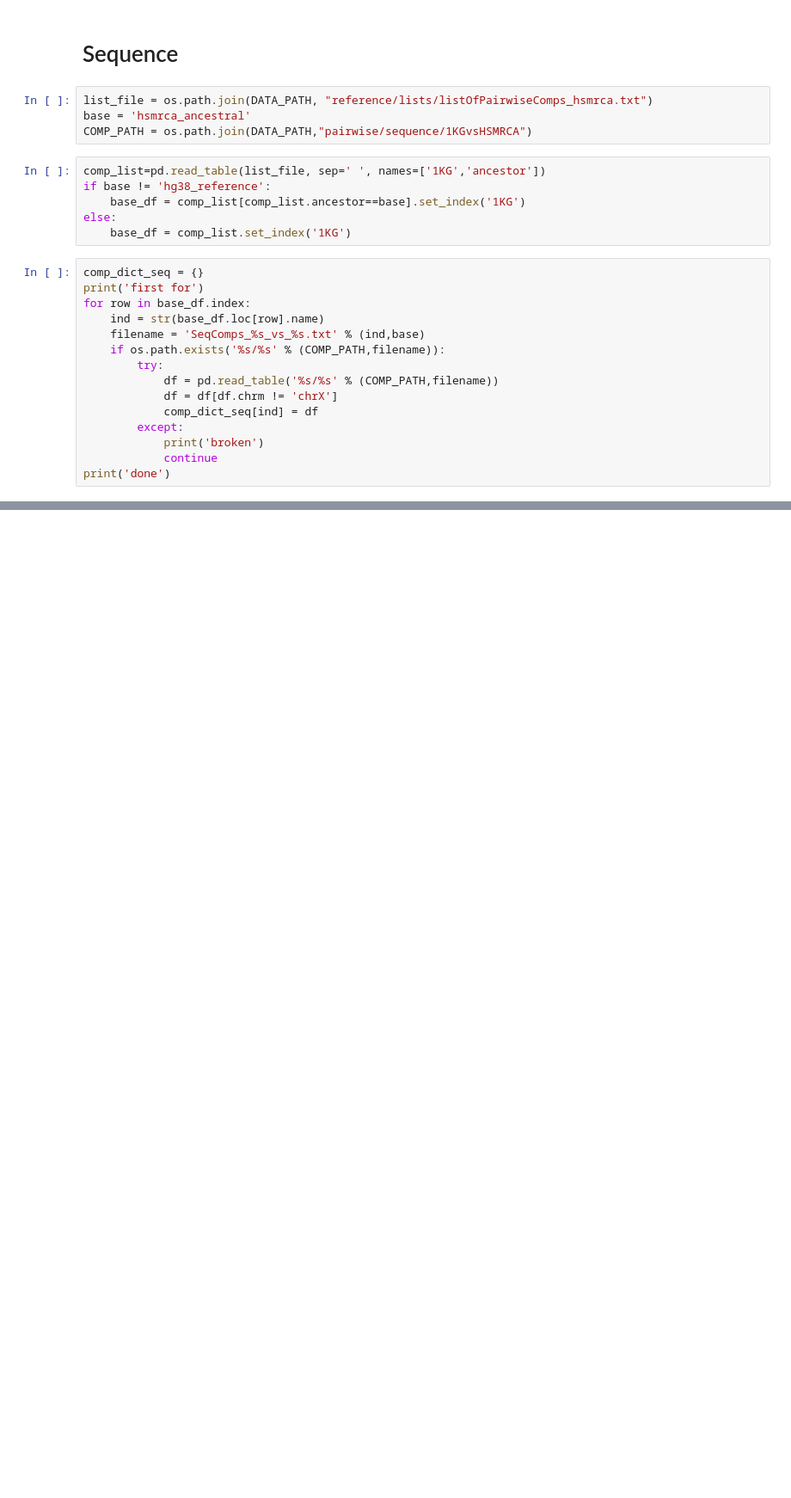
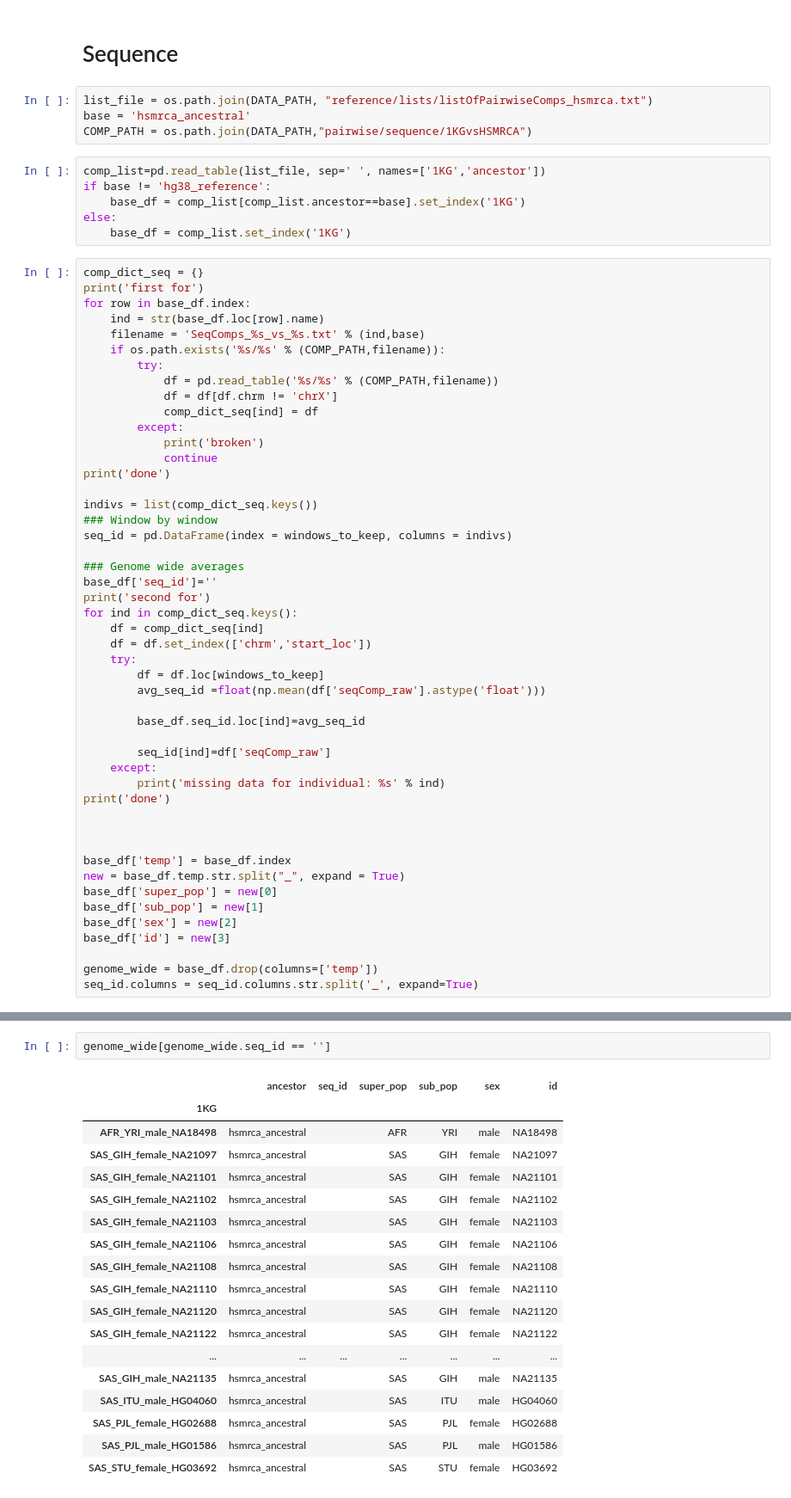
Before and after one commit to erin-n-gilbertson/3DGenome-diversity, a Jupyter notebook: activeNotebooks/AncestralPairAnalysis_new.ipynb, the cells around one changed output, grey strips where cells are left out. Shown at 86% size. Cells and saved outputs as stored; diff of their text form; blank space fills up the shorter version.

```diff
--- a/activeNotebooks/AncestralPairAnalysis_new.ipynb
+++ b/activeNotebooks/AncestralPairAnalysis_new.ipynb
@@ -760,6 +760,39 @@ for row in base_df.index:
             print('broken')
             continue
 print('done')
+
+indivs = list(comp_dict_seq.keys())
+### Window by window
+seq_id = pd.DataFrame(index = windows_to_keep, columns = indivs)
+
+### Genome wide averages
+base_df['seq_id']=''
+print('second for')
+for ind in comp_dict_seq.keys():
+    df = comp_dict_seq[ind]
+    df = df.set_index(['chrm','start_loc'])
+    try:
+        df = df.loc[windows_to_keep]
+        avg_seq_id =float(np.mean(df['seqComp_raw'].astype('float')))
+
+        base_df.seq_id.loc[ind]=avg_seq_id
+
+        seq_id[ind]=df['seqComp_raw']
+    except:
+        print('missing data for individual: %s' % ind)
+print('done')
+
+
+
+base_df['temp'] = base_df.index
+new = base_df.temp.str.split("_", expand = True)
+base_df['super_pop'] = new[0]
+base_df['sub_pop'] = new[1]
+base_df['sex'] = new[2]
+base_df['id'] = new[3]
+
+genome_wide = base_df.drop(columns=['temp'])
+seq_id.columns = seq_id.columns.str.split('_', expand=True)
 # %% [output]
 first for
 done
@@ -856,0 +806,21 @@ array(['chr1', 'chr2', 'chr3', 'chr4', 'chr5', 'chr6', 'chr7', 'chr8',
+# %%
+genome_wide[genome_wide.seq_id == '']
+# %% [output]
+|  | ancestor | seq_id | super_pop | sub_pop | sex | id |
+| 1KG |  |  |  |  |  |  |
+| AFR_YRI_male_NA18498 | hsmrca_ancestral |  | AFR | YRI | male | NA18498 |
+| SAS_GIH_female_NA21097 | hsmrca_ancestral |  | SAS | GIH | female | NA21097 |
+| SAS_GIH_female_NA21101 | hsmrca_ancestral |  | SAS | GIH | female | NA21101 |
+| SAS_GIH_female_NA21102 | hsmrca_ancestral |  | SAS | GIH | female | NA21102 |
+| SAS_GIH_female_NA21103 | hsmrca_ancestral |  | SAS | GIH | female | NA21103 |
+| SAS_GIH_female_NA21106 | hsmrca_ancestral |  | SAS | GIH | female | NA21106 |
+| SAS_GIH_female_NA21108 | hsmrca_ancestral |  | SAS | GIH | female | NA21108 |
+| SAS_GIH_female_NA21110 | hsmrca_ancestral |  | SAS | GIH | female | NA21110 |
+| SAS_GIH_female_NA21120 | hsmrca_ancestral |  | SAS | GIH | female | NA21120 |
+| SAS_GIH_female_NA21122 | hsmrca_ancestral |  | SAS | GIH | female | NA21122 |
+| ... | ... | ... | ... | ... | ... | ... |
+| SAS_GIH_male_NA21135 | hsmrca_ancestral |  | SAS | GIH | male | NA21135 |
+| SAS_ITU_male_HG04060 | hsmrca_ancestral |  | SAS | ITU | male | HG04060 |
+| SAS_PJL_female_HG02688 | hsmrca_ancestral |  | SAS | PJL | female | HG02688 |
+| SAS_PJL_male_HG01586 | hsmrca_ancestral |  | SAS | PJL | male | HG01586 |
+| SAS_STU_female_HG03692 | hsmrca_ancestral |  | SAS | STU | female | HG03692 |
```
Also changed, not shown: parts of 11 cells of this notebook, 2 other files.
